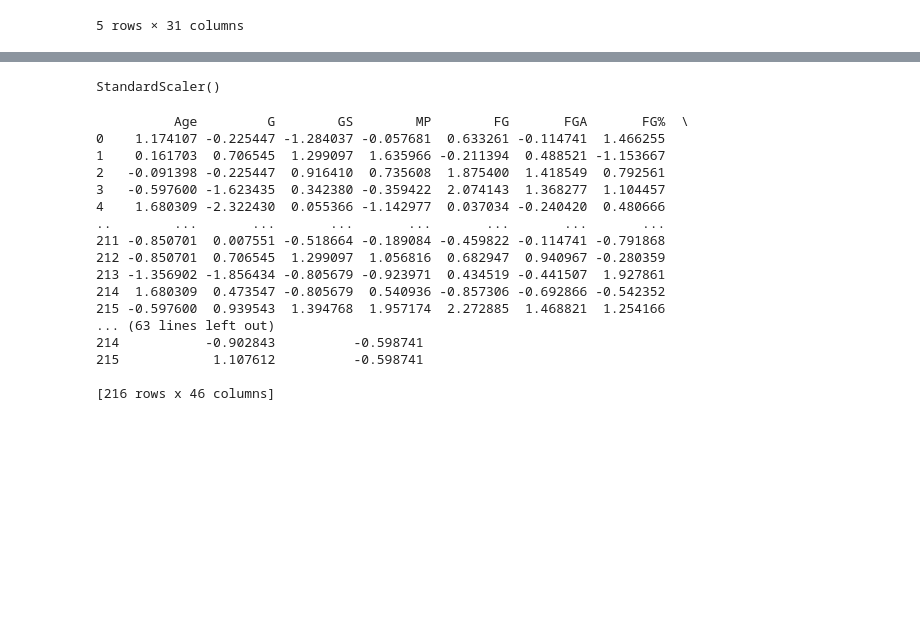
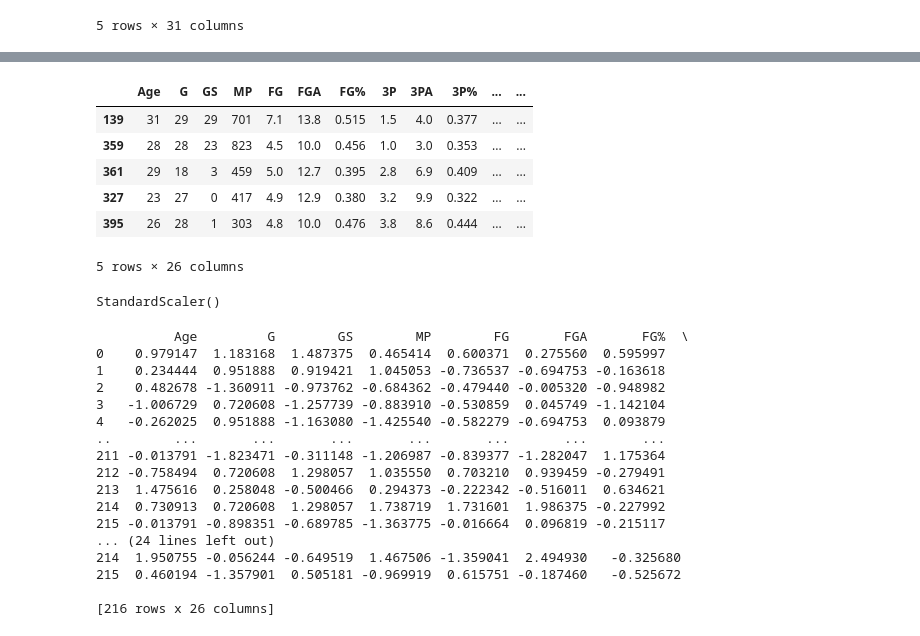
Before and after one commit to graham-ecu/NBA-Salary-Prediction, a Jupyter notebook: Pre-processing and Training Data Development.ipynb, the cells around one changed output, grey strips where cells are left out. Drawn from its saved outputs; the diff is of its cells as text; code cells hidden in the pictures; blank space fills up the shorter version.

Commit message:
Separated dummy features from the scaling process

```diff
--- a/Pre-processing and Training Data Development.ipynb
+++ b/Pre-processing and Training Data Development.ipynb
@@ -17,9 +17,3 @@ df.head()
 | 361 | Alec Burks | SG | 29 | 18 | 3 | 459 | 5.0 | 12.7 | 0.395 | 2.8 | ... | ... |
 | 305 | Alex Caruso | PG | 26 | 22 | 0 | 412 | 3.9 | 8.5 | 0.464 | 1.9 | ... | ... |
 5 rows × 31 columns
-# %%
-# create dummy features to replace categorical features, exclude names because we want to keep those as identifiers
-df_no_name = df.drop(['Player'], axis=1)
-dfo=df_no_name.select_dtypes(include=['object'])
-df = pd.concat([df.drop(dfo, axis=1), pd.get_dummies(dfo)], axis=1)
-df.head()
@@ -45 +44,15 @@ print(X_train.shape, X_test.shape, y_train.shape, y_test.shape)
+# %%
+# Separate the numerical data
+X_train_num = X_train.select_dtypes(include=['number'])
+X_test_num = X_test.select_dtypes(include=['number'])
+
+X_train_num.head()
+# %% [output]
+|  | Age | G | GS | MP | FG | FGA | FG% | 3P | 3PA | 3P% | ... | ... |
+| 139 | 31 | 29 | 29 | 701 | 7.1 | 13.8 | 0.515 | 1.5 | 4.0 | 0.377 | ... | ... |
+| 359 | 28 | 28 | 23 | 823 | 4.5 | 10.0 | 0.456 | 1.0 | 3.0 | 0.353 | ... | ... |
+| 361 | 29 | 18 | 3 | 459 | 5.0 | 12.7 | 0.395 | 2.8 | 6.9 | 0.409 | ... | ... |
+| 327 | 23 | 27 | 0 | 417 | 4.9 | 12.9 | 0.380 | 3.2 | 9.9 | 0.322 | ... | ... |
+| 395 | 26 | 28 | 1 | 303 | 4.8 | 10.0 | 0.476 | 3.8 | 8.6 | 0.444 | ... | ... |
+5 rows × 26 columns
 # %%
@@ -51,26 +64,26 @@ print(scaler)
 StandardScaler()
 # %%
 # Transform the train data
-X_train_scaled = scaler.transform(X_train)
-X_train_scaled = pd.DataFrame(X_train_scaled, columns=X_train.columns)
-print(X_train_scaled)
+X_train_num_scaled = scaler.transform(X_train_num)
+X_train_num_scaled = pd.DataFrame(X_train_num_scaled, columns=X_train_num.columns)
+print(X_train_num_scaled)
 # %% [output]
           Age         G        GS        MP        FG       FGA       FG%  \
-0    1.174107 -0.225447 -1.284037 -0.057681  0.633261 -0.114741  1.466255
-1    0.161703  0.706545  1.299097  1.635966 -0.211394  0.488521 -1.153667
-2   -0.091398 -0.225447  0.916410  0.735608  1.875400  1.418549  0.792561
-3   -0.597600 -1.623435  0.342380 -0.359422  2.074143  1.368277  1.104457
-4    1.680309 -2.322430  0.055366 -1.142977  0.037034 -0.240420  0.480666
+0    0.979147  1.183168  1.487375  0.465414  0.600371  0.275560  0.595997
+1    0.234444  0.951888  0.919421  1.045053 -0.736537 -0.694753 -0.163618
+2    0.482678 -1.360911 -0.973762 -0.684362 -0.479440 -0.005320 -0.948982
+3   -1.006729  0.720608 -1.257739 -0.883910 -0.530859  0.045749 -1.142104
+4   -0.262025  0.951888 -1.163080 -1.425540 -0.582279 -0.694753  0.093879
 ..        ...       ...       ...       ...       ...       ...       ...
-211 -0.850701  0.007551 -0.518664 -0.189084 -0.459822 -0.114741 -0.791868
-212 -0.850701  0.706545  1.299097  1.056816  0.682947  0.940967 -0.280359
-213 -1.356902 -1.856434 -0.805679 -0.923971  0.434519 -0.441507  1.927861
-214  1.680309  0.473547 -0.805679  0.540936 -0.857306 -0.692866 -0.542352
-215 -0.597600  0.939543  1.394768  1.957174  2.272885  1.468821  1.254166
-... (63 lines left out)
-214           -0.902843          -0.598741
-215            1.107612          -0.598741
+211 -0.013791 -1.823471 -0.311148 -1.206987 -0.839377 -1.282047  1.175364
+212 -0.758494  0.720608  1.298057  1.035550  0.703210  0.939459 -0.279491
+213  1.475616  0.258048 -0.500466  0.294373 -0.222342 -0.516011  0.634621
+214  0.730913  0.720608  1.298057  1.738719  1.731601  1.986375 -0.227992
+215 -0.013791 -0.898351 -0.689785 -1.363775 -0.016664  0.096819 -0.215117
+... (24 lines left out)
+214  1.950755 -0.056244 -0.649519  1.467506 -1.359041  2.494930   -0.325680
+215  0.460194 -1.357901  0.505181 -0.969919  0.615751 -0.187460   -0.525672
 
-[216 rows x 46 columns]
+[216 rows x 26 columns]
 # %%
 # Transform the test data
```
Also changed, not shown: parts of 9 cells of this notebook.
